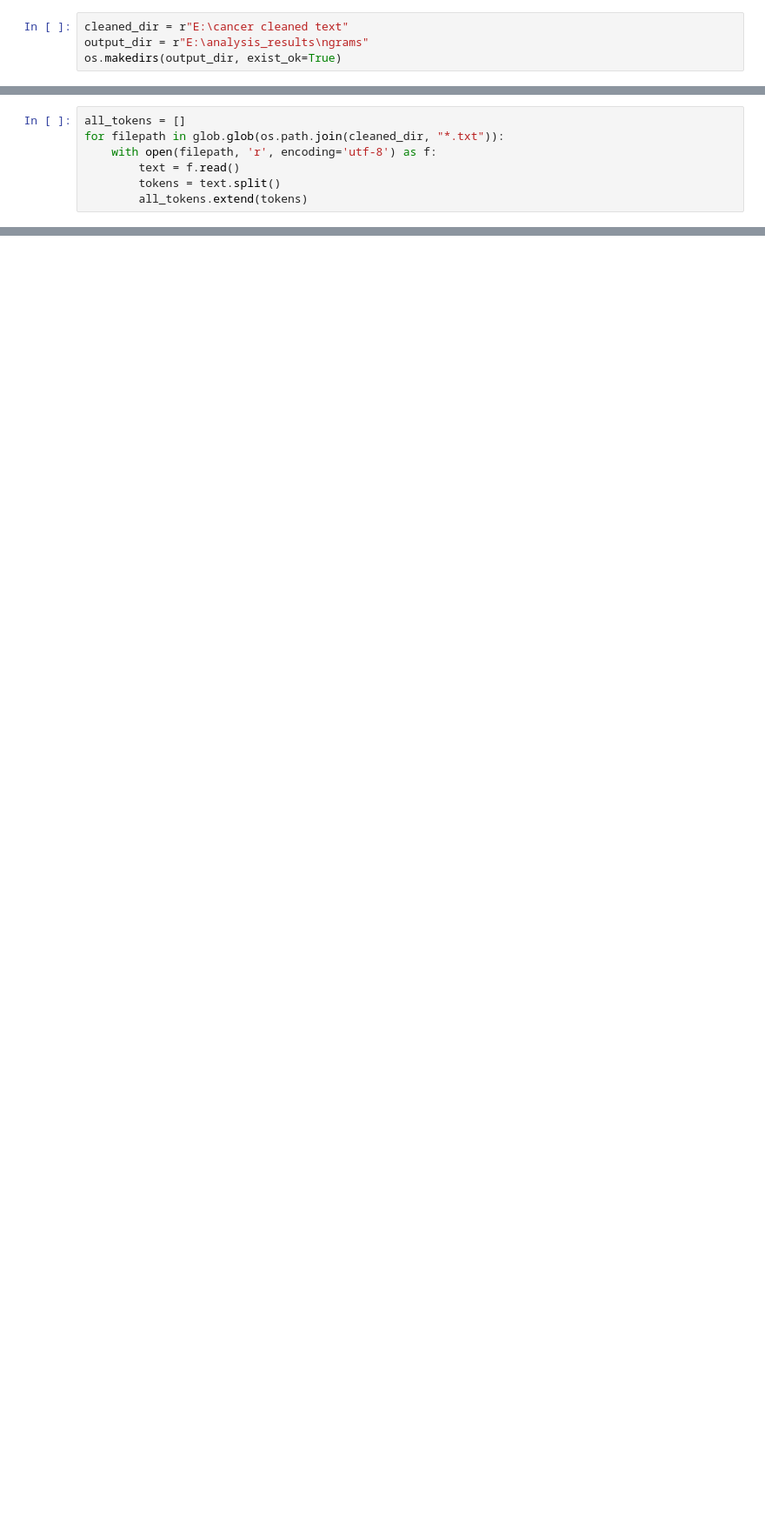
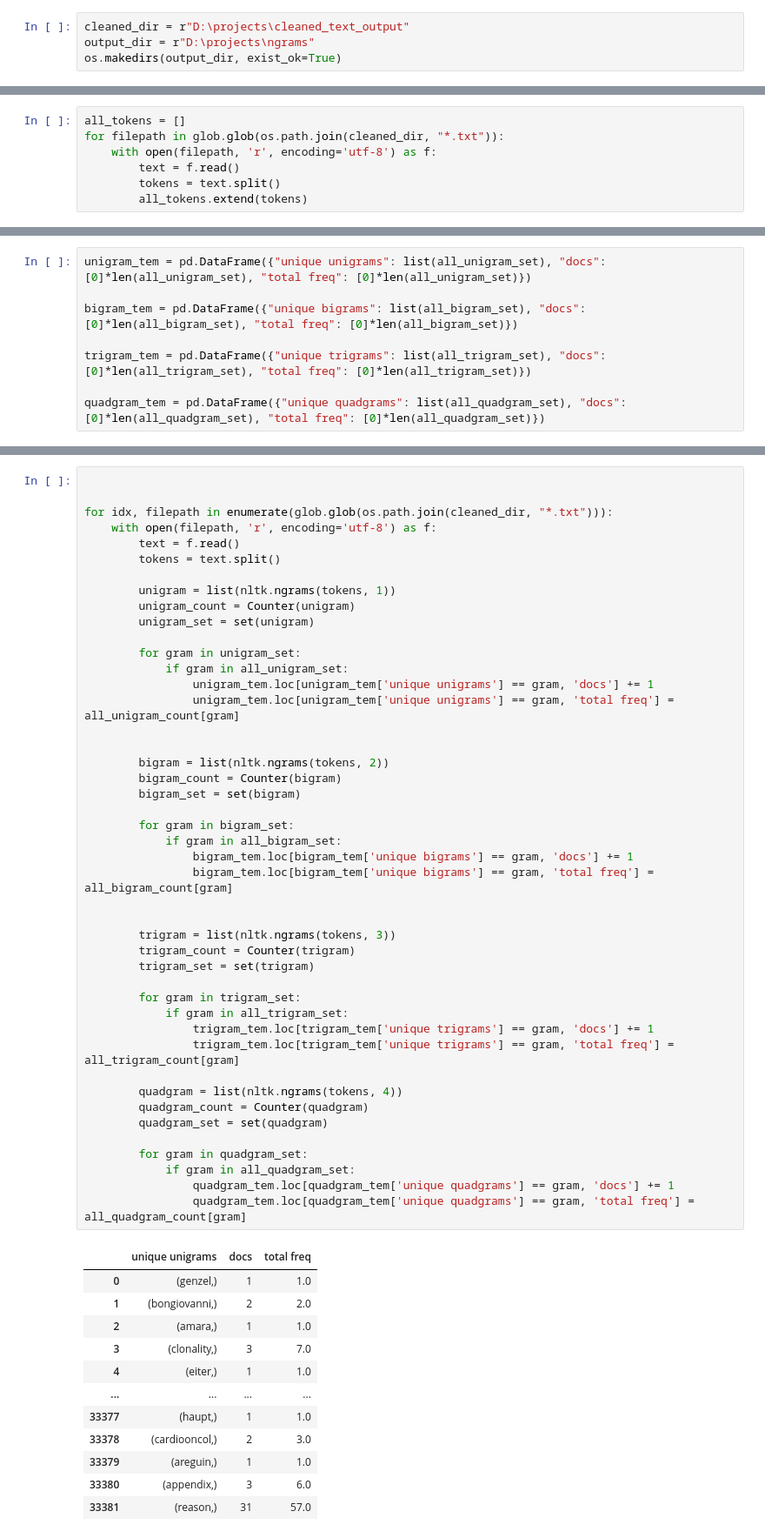
Before and after one commit to Prashil001/Cancer-overview-ml, a Jupyter notebook: ngrams.ipynb, the cells around one changed output, grey strips where cells are left out. Shown: that part at 87% size. Drawn from its saved outputs; the diff is of its cells as text; blank space fills up the shorter version.

```diff
--- a/ngrams.ipynb
+++ b/ngrams.ipynb
@@ -7,4 +8,4 @@ import nltk
 # %%
-cleaned_dir = r"E:\cancer cleaned text"
-output_dir = r"E:\analysis_results\ngrams"
+cleaned_dir = r"D:\projects\cleaned_text_output"
+output_dir = r"D:\projects\ngrams"
 os.makedirs(output_dir, exist_ok=True)
@@ -45,0 +41,8 @@ Top 1000 trigrams saved to: E:\analysis_results\ngrams\top_trigrams.csv
+# %%
+unigram_tem = pd.DataFrame({"unique unigrams": list(all_unigram_set), "docs": [0]*len(all_unigram_set), "total freq": [0]*len(all_unigram_set)})
+
+bigram_tem = pd.DataFrame({"unique bigrams": list(all_bigram_set), "docs": [0]*len(all_bigram_set), "total freq": [0]*len(all_bigram_set)})
+
+trigram_tem = pd.DataFrame({"unique trigrams": list(all_trigram_set), "docs": [0]*len(all_trigram_set), "total freq": [0]*len(all_trigram_set)})
+
+quadgram_tem = pd.DataFrame({"unique quadgrams": list(all_quadgram_set), "docs": [0]*len(all_quadgram_set), "total freq": [0]*len(all_quadgram_set)})
@@ -45,0 +63,58 @@ Top 1000 trigrams saved to: E:\analysis_results\ngrams\top_trigrams.csv
+# %%
+
+
+for idx, filepath in enumerate(glob.glob(os.path.join(cleaned_dir, "*.txt"))):
+    with open(filepath, 'r', encoding='utf-8') as f:
+        text = f.read()
+        tokens = text.split()
+
+        unigram = list(nltk.ngrams(tokens, 1))
+        unigram_count = Counter(unigram)
+        unigram_set = set(unigram)
+
+        for gram in unigram_set:
+            if gram in all_unigram_set:
+                unigram_tem.loc[unigram_tem['unique unigrams'] == gram, 'docs'] += 1
+                unigram_tem.loc[unigram_tem['unique unigrams'] == gram, 'total freq'] = all_unigram_count[gram]
+
+
+        bigram = list(nltk.ngrams(tokens, 2))
+        bigram_count = Counter(bigram)
+        bigram_set = set(bigram)
+
+        for gram in bigram_set:
+            if gram in all_bigram_set:
+                bigram_tem.loc[bigram_tem['unique bigrams'] == gram, 'docs'] += 1
+                bigram_tem.loc[bigram_tem['unique bigrams'] == gram, 'total freq'] = all_bigram_count[gram]
+
+
+        trigram = list(nltk.ngrams(tokens, 3))
+        trigram_count = Counter(trigram)
+        trigram_set = set(trigram)
+
+        for gram in trigram_set:
+            if gram in all_trigram_set:
+                trigram_tem.loc[trigram_tem['unique trigrams'] == gram, 'docs'] += 1
+                trigram_tem.loc[trigram_tem['unique trigrams'] == gram, 'total freq'] = all_trigram_count[gram]
+
+        quadgram = list(nltk.ngrams(tokens, 4))
+        quadgram_count = Counter(quadgram)
+        quadgram_set = set(quadgram)
+
+        for gram in quadgram_set:
+            if gram in all_quadgram_set:
+                quadgram_tem.loc[quadgram_tem['unique quadgrams'] == gram, 'docs'] += 1
+                quadgram_tem.loc[quadgram_tem['unique quadgrams'] == gram, 'total freq'] = all_quadgram_count[gram]
+# %% [output]
+|  | unique unigrams | docs | total freq |
+| 0 | (genzel,) | 1 | 1.0 |
+| 1 | (bongiovanni,) | 2 | 2.0 |
+| 2 | (amara,) | 1 | 1.0 |
+| 3 | (clonality,) | 3 | 7.0 |
+| 4 | (eiter,) | 1 | 1.0 |
+| ... | ... | ... | ... |
+| 33377 | (haupt,) | 1 | 1.0 |
+| 33378 | (cardiooncol,) | 2 | 3.0 |
+| 33379 | (areguin,) | 1 | 1.0 |
+| 33380 | (appendix,) | 3 | 6.0 |
+| 33381 | (reason,) | 31 | 57.0 |
```
Also changed, not shown: parts of 12 cells of this notebook, 4 other files.
